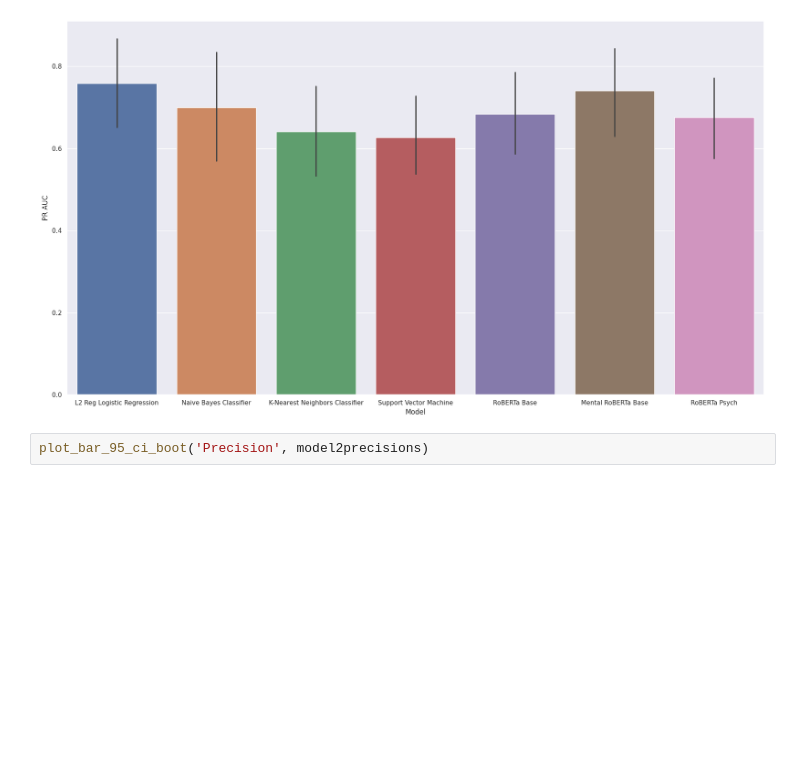
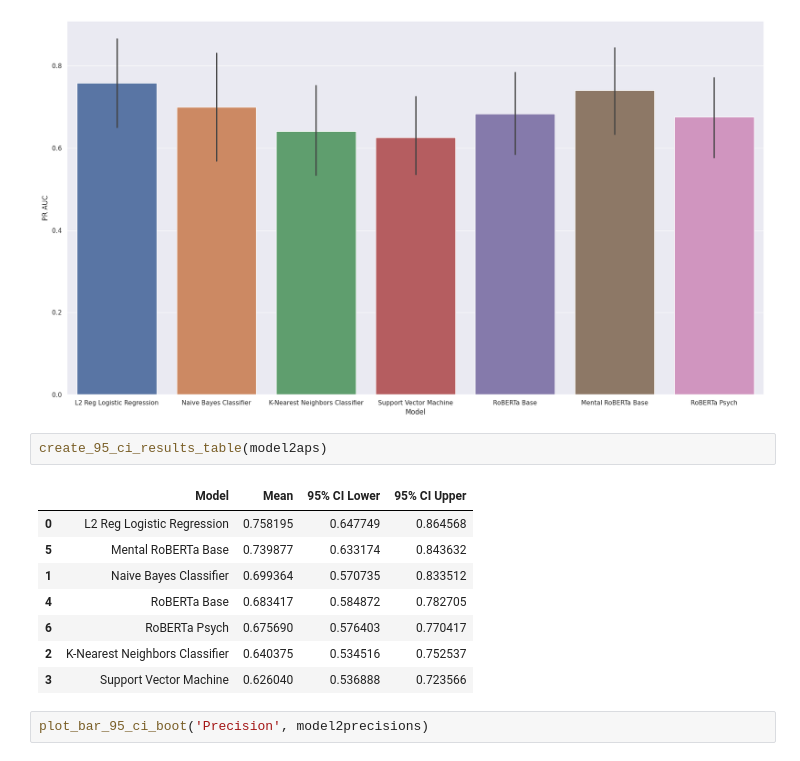
Before and after one commit to jstremme/nlp4psychotherapy, a Jupyter notebook: evaluate_models.ipynb, the cells around one changed output. Drawn from its saved outputs; the diff is of its cells as text; blank space fills up the shorter version.

```diff
--- a/evaluate_models.ipynb
+++ b/evaluate_models.ipynb
@@ -195,6 +236,17 @@ plot_bar_95_ci_boot('ROC AUC', model2roc_aucs)
 plot_bar_95_ci_boot('PR AUC', model2aps)
 # %% [output]
 [figure]
+# %%
+create_95_ci_results_table(model2aps)
+# %% [output]
+|  | Model | Mean | 95% CI Lower | 95% CI Upper |
+| 0 | L2 Reg Logistic Regression | 0.758195 | 0.647749 | 0.864568 |
+| 5 | Mental RoBERTa Base | 0.739877 | 0.633174 | 0.843632 |
+| 1 | Naive Bayes Classifier | 0.699364 | 0.570735 | 0.833512 |
+| 4 | RoBERTa Base | 0.683417 | 0.584872 | 0.782705 |
+| 6 | RoBERTa Psych | 0.675690 | 0.576403 | 0.770417 |
+| 2 | K-Nearest Neighbors Classifier | 0.640375 | 0.534516 | 0.752537 |
+| 3 | Support Vector Machine | 0.626040 | 0.536888 | 0.723566 |
 # %%
 plot_bar_95_ci_boot('Precision', model2precisions)
 # %% [output]
```
Also changed, not shown: parts of 5 cells of this notebook.
